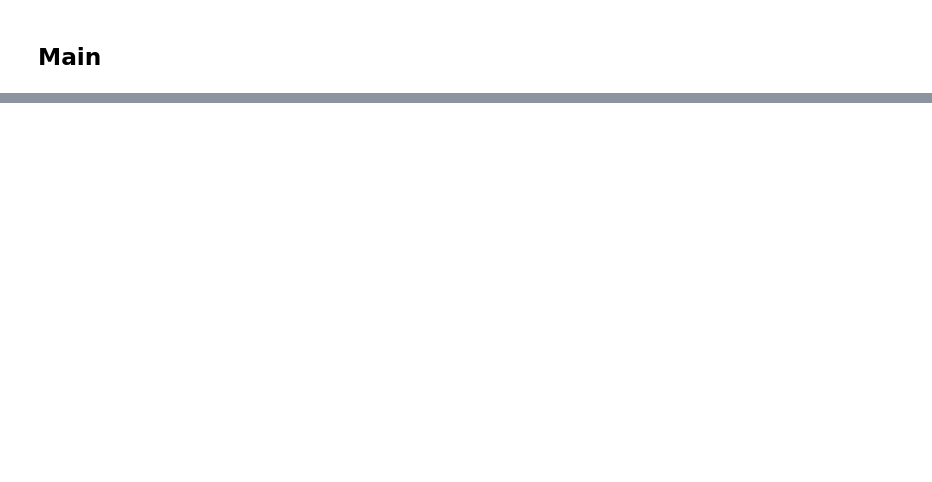
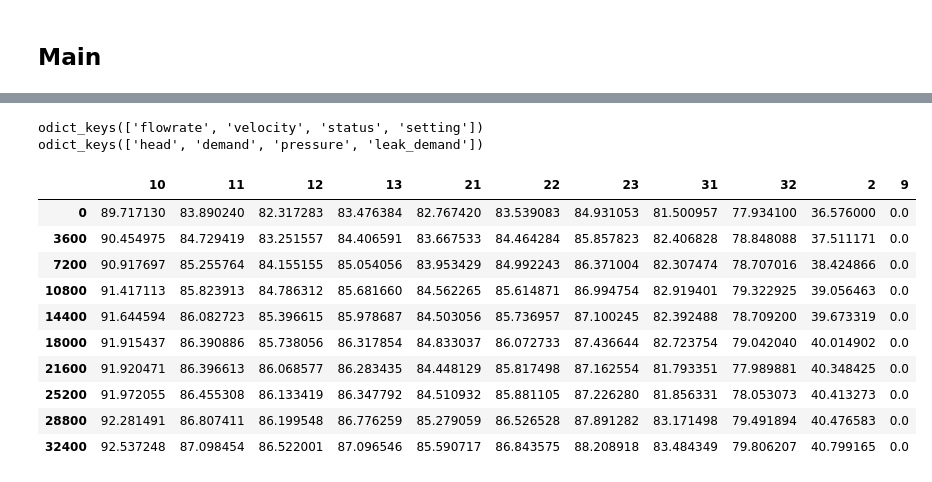
Before and after one commit to JulianBvW/BA-WDN-Leakage-Detection, a Jupyter notebook: LeakageDetection.ipynb, the cells around one changed output, grey strips where cells are left out. Cells and saved outputs as stored; diff of their text form; code cells hidden in the pictures; blank space fills up the shorter version.

```diff
--- a/LeakageDetection.ipynb
+++ b/LeakageDetection.ipynb
@@ -56,0 +66,26 @@ wdn_test.hello()
+# %%
+# Start simulation
+
+wn.reset_initial_values()
+wn.options.time.duration = 10*24*3600  # Simulation of 240 hours = 10 days
+sim = wntr.sim.WNTRSimulator(wn)
+results = sim.run_sim()  # Pressure, ... for every hour!
+
+print(results.link.keys())
+print(results.node.keys())
+
+results.node['pressure'].iloc[:10]
+# %% [output]
+odict_keys(['flowrate', 'velocity', 'status', 'setting'])
+odict_keys(['head', 'demand', 'pressure', 'leak_demand'])
+|  | 10 | 11 | 12 | 13 | 21 | 22 | 23 | 31 | 32 | 2 | 9 |
+| 0 | 89.717130 | 83.890240 | 82.317283 | 83.476384 | 82.767420 | 83.539083 | 84.931053 | 81.500957 | 77.934100 | 36.576000 | 0.0 |
+| 3600 | 90.454975 | 84.729419 | 83.251557 | 84.406591 | 83.667533 | 84.464284 | 85.857823 | 82.406828 | 78.848088 | 37.511171 | 0.0 |
+| 7200 | 90.917697 | 85.255764 | 84.155155 | 85.054056 | 83.953429 | 84.992243 | 86.371004 | 82.307474 | 78.707016 | 38.424866 | 0.0 |
+| 10800 | 91.417113 | 85.823913 | 84.786312 | 85.681660 | 84.562265 | 85.614871 | 86.994754 | 82.919401 | 79.322925 | 39.056463 | 0.0 |
+| 14400 | 91.644594 | 86.082723 | 85.396615 | 85.978687 | 84.503056 | 85.736957 | 87.100245 | 82.392488 | 78.709200 | 39.673319 | 0.0 |
+| 18000 | 91.915437 | 86.390886 | 85.738056 | 86.317854 | 84.833037 | 86.072733 | 87.436644 | 82.723754 | 79.042040 | 40.014902 | 0.0 |
+| 21600 | 91.920471 | 86.396613 | 86.068577 | 86.283435 | 84.448129 | 85.817498 | 87.162554 | 81.793351 | 77.989881 | 40.348425 | 0.0 |
+| 25200 | 91.972055 | 86.455308 | 86.133419 | 86.347792 | 84.510932 | 85.881105 | 87.226280 | 81.856331 | 78.053073 | 40.413273 | 0.0 |
+| 28800 | 92.281491 | 86.807411 | 86.199548 | 86.776259 | 85.279059 | 86.526528 | 87.891282 | 83.171498 | 79.491894 | 40.476583 | 0.0 |
+| 32400 | 92.537248 | 87.098454 | 86.522001 | 87.096546 | 85.590717 | 86.843575 | 88.208918 | 83.484349 | 79.806207 | 40.799165 | 0.0 |
```
Also changed, not shown: parts of 9 cells of this notebook.
